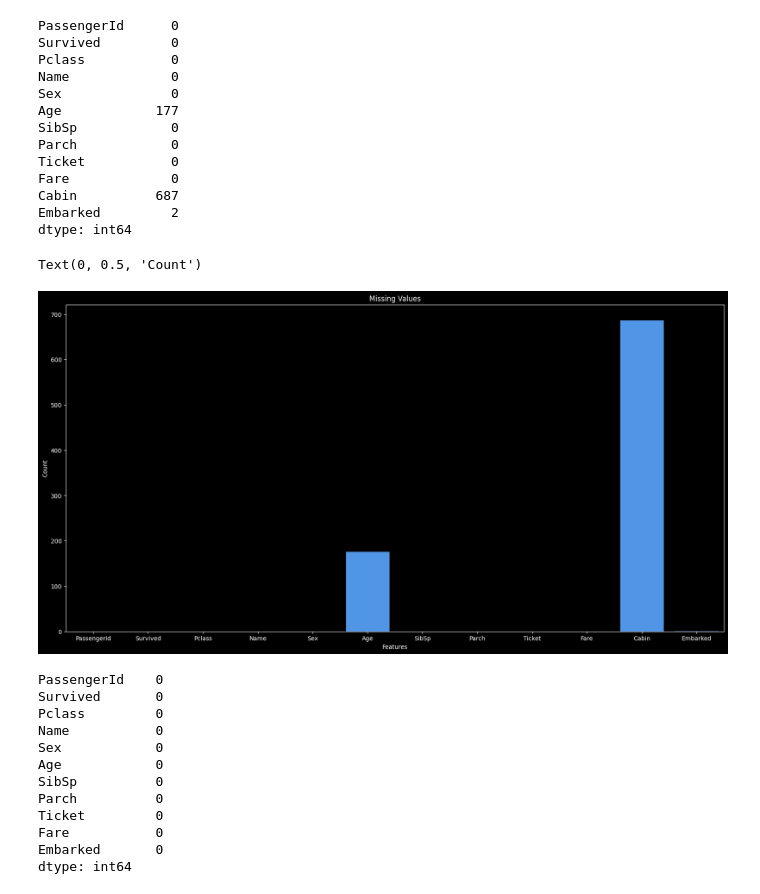
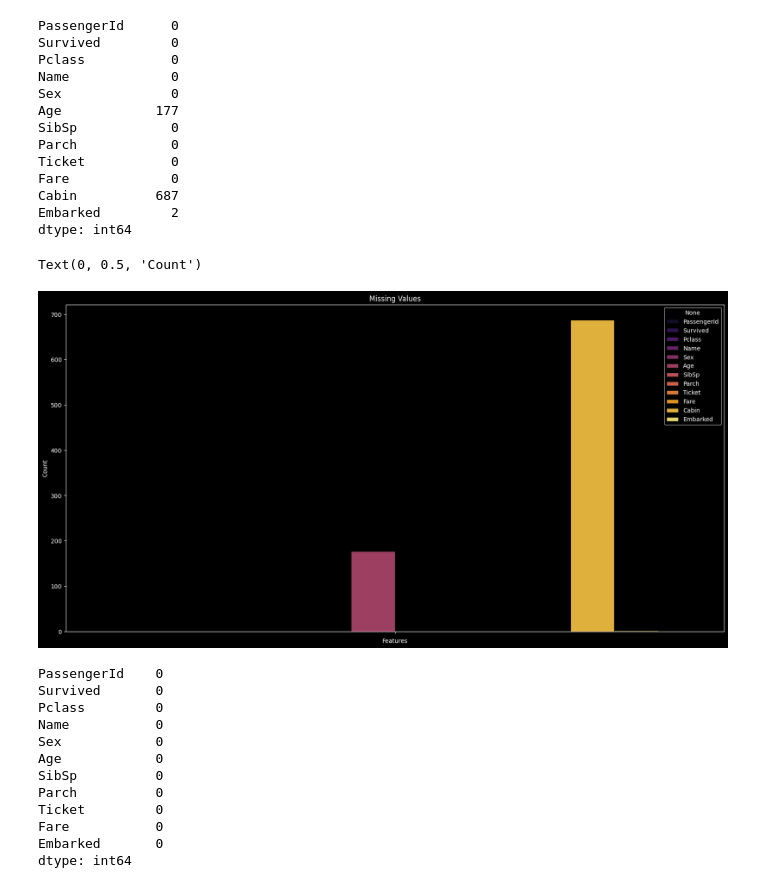
Before and after one commit to sarveshmhadgut/DSBDAL-Coursework, a Jupyter notebook: Mock Prep/data_viz_01+02.ipynb, the cells around one changed output. Cells and saved outputs as stored; diff of their text form; code cells hidden in the pictures.

```diff
--- a/Mock Prep/data_viz_01+02.ipynb
+++ b/Mock Prep/data_viz_01+02.ipynb
@@ -93,13 +93,13 @@ Embarked         2
 dtype: int64
 # %%
 plt.figure(figsize=(20, 10))
-sns.barplot(x=null_values.index, y=null_values, color="#3894FF", edgecolor="black")
+sns.barplot(hue=null_values.index, y=null_values, palette="inferno", edgecolor="black")
 plt.title("Missing Values")
 plt.xlabel("Features")
 plt.ylabel("Count")
 # %% [output]
 Text(0, 0.5, 'Count')
-[figure, old version]
+[figure, new version]
 # %%
 df.drop("Cabin", axis=1, inplace=True)
 # %%
```
Also changed, not shown: parts of 2 cells of this notebook, 1 other file.
